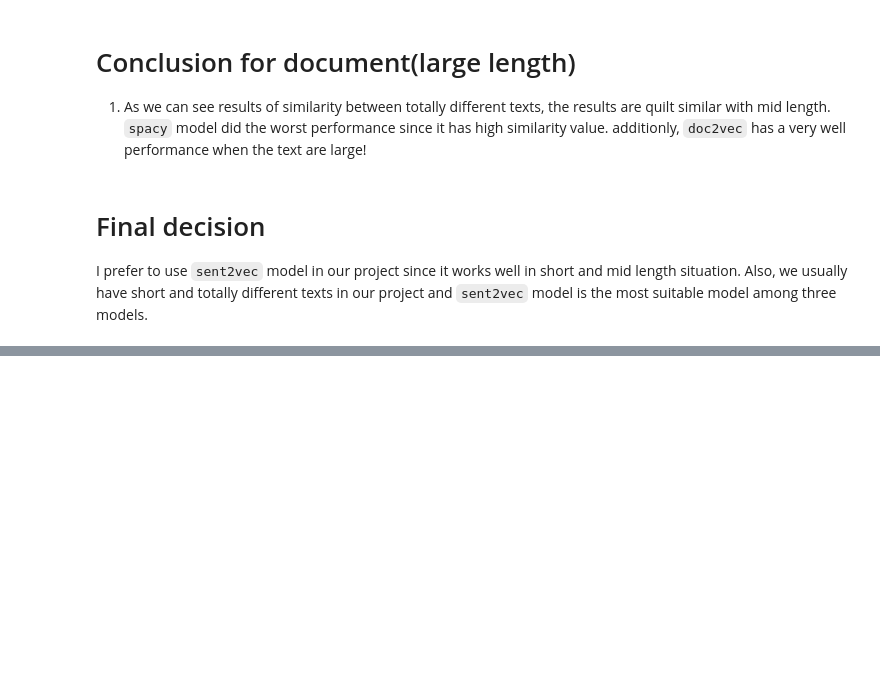
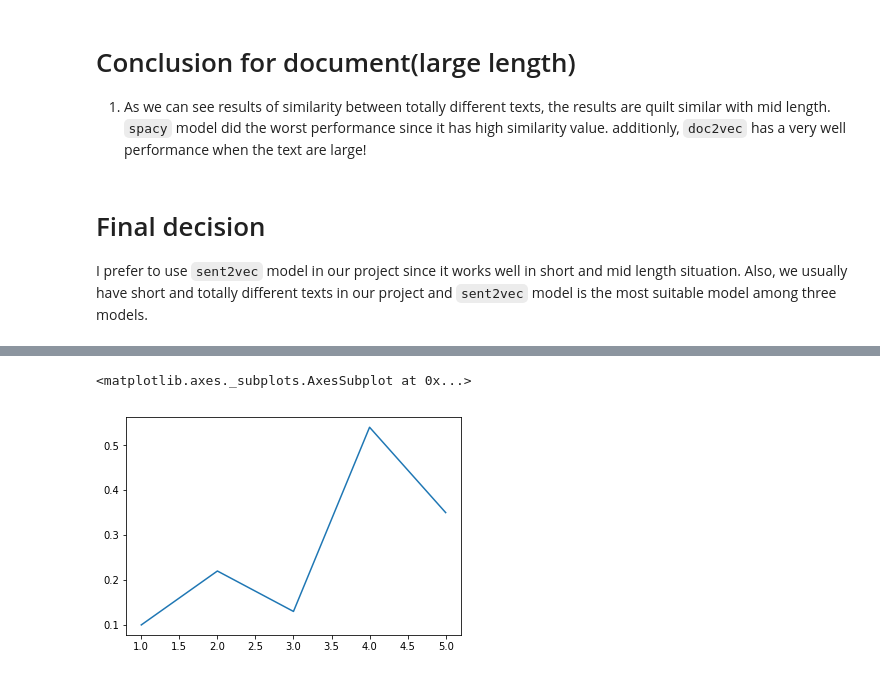
Before and after one commit to adrian-pace/FROG-analytics, a Jupyter notebook: similarity-model-test.ipynb, the cells around one changed output, grey strips where cells are left out. Cells and saved outputs as stored; diff of their text form; code cells hidden in the pictures; blank space fills up the shorter version.

```diff
--- a/similarity-model-test.ipynb
+++ b/similarity-model-test.ipynb
@@ -329,0 +406,9 @@ I prefer to use `sent2vec` model in our project since it works well in short and
+# %%
+group = [1,2,3,4,5]
+similar = [0.1,0.22,0.13,0.54,0.35]
+# %%
+import seaborn as sns
+sns.lineplot(group,similar)
+# %% [output]
+<matplotlib.axes._subplots.AxesSubplot at 0x...>
+[figure, added]
```
Also changed, not shown: parts of 13 cells of this notebook, 3 other files.
